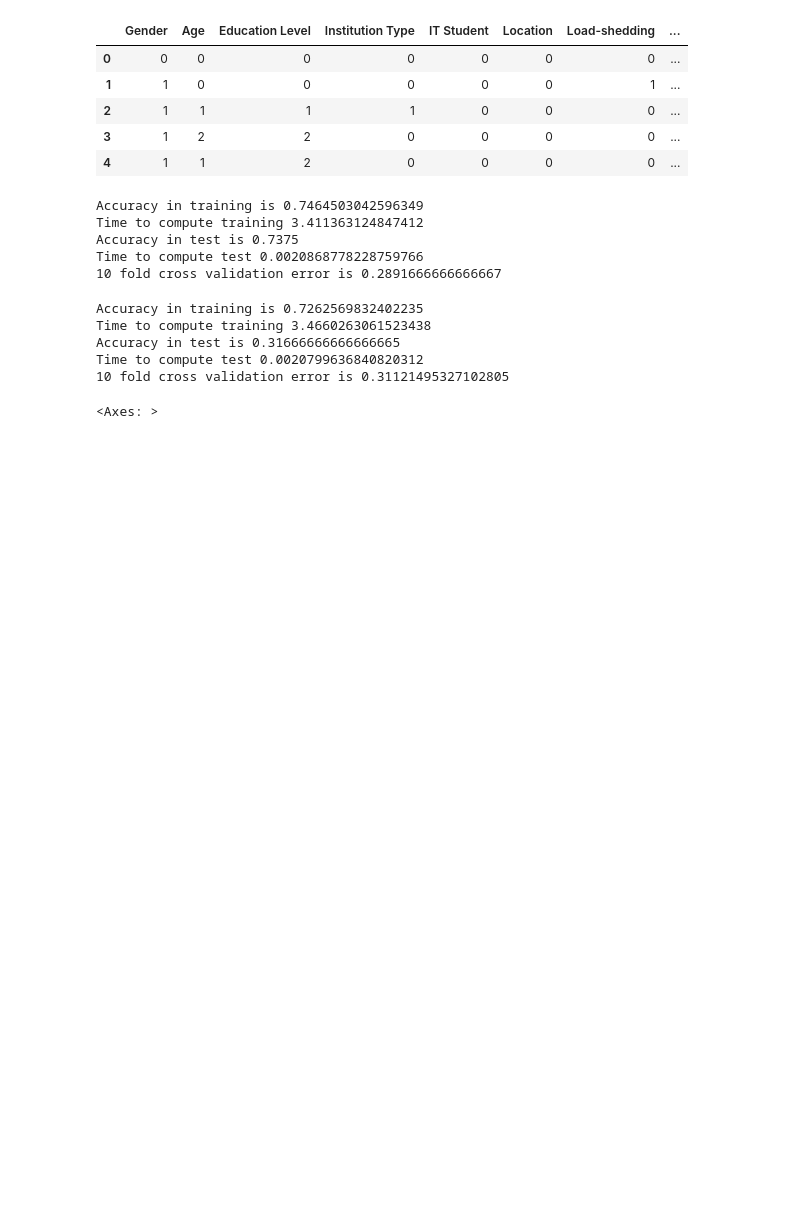
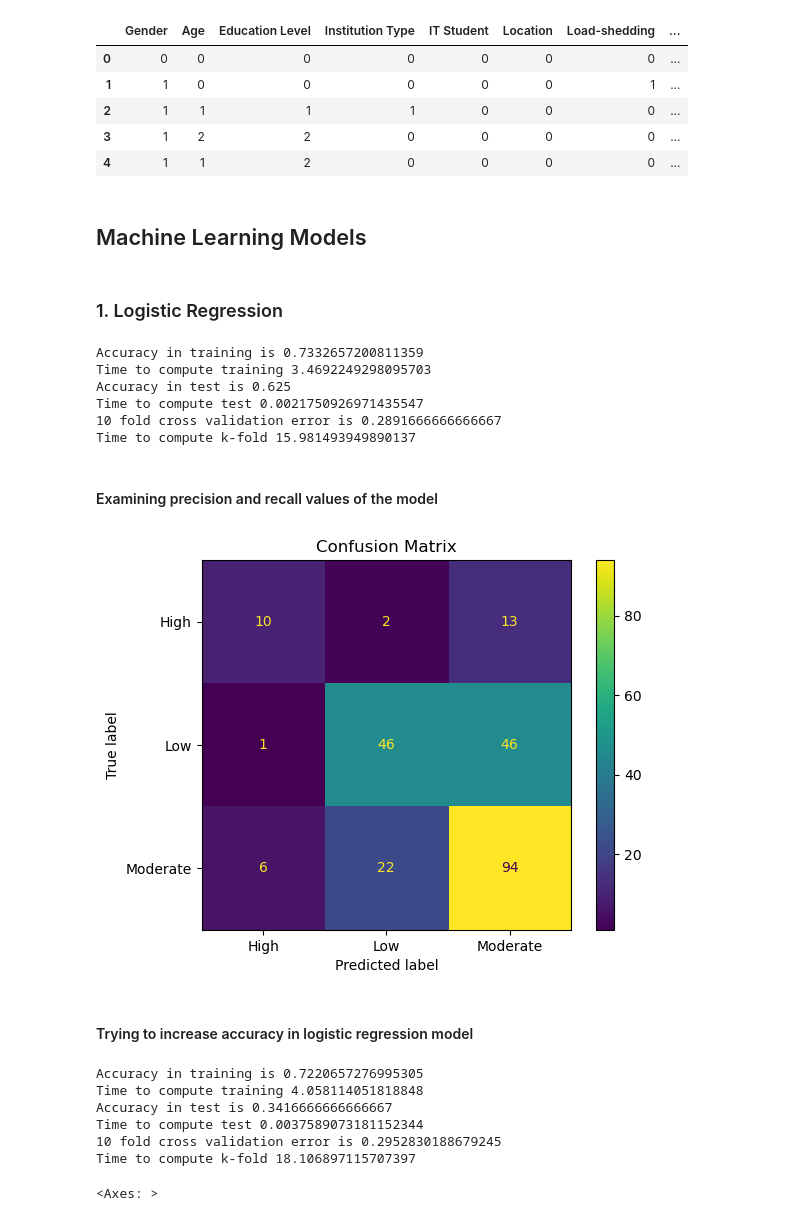
Before and after one commit to besteguney/EEE485, a Jupyter notebook: main3.py.ipynb, the cells around one changed output. Cells and saved outputs as stored; diff of their text form; code cells hidden in the pictures; blank space fills up the shorter version.

```diff
--- a/main3.py.ipynb
+++ b/main3.py.ipynb
@@ -214,31 +213,66 @@ def test_train_accuracy(logistic_regression, xtrain, ytrain, xtest, ytest):
     end = time.time()
     print(f'Time to compute test {end - start}')
     return train_accuracy, test_accuracy
+# %% [markdown]
+## Machine Learning Models
+# %% [markdown]
+### 1. Logistic Regression
 # %%
-# Logistic Regression
 train_accuracy = pd.DataFrame(columns=['LR', 'LR_Smote', 'LR_Inter', 'LR_L2', 'LR_L2_Inter'])
 test_accuracy = pd.DataFrame(columns=['LR', 'LR_Smote', 'LR_Inter', 'LR_L2', 'LR_L2_Inter'])
 
 logistic_regression = LogisticRegression(0.03, 10000)
 train_accuracy.loc[0,'LR'], test_accuracy.loc[0,'LR'] = test_train_accuracy(logistic_regression, xtrain_one_hot, ytrain_one_hot, xtest_one_hot, ytest_one_hot)
 weight = np.zeros((xtrain_one_hot.shape[1], 1))
+start = time.time()
 print(f'10 fold cross validation error is {logistic_regression.k_fold_cross(one_hot_df, weight, 10)}')
+end = time.time()
+print(f'Time to compute k-fold {end - start}')
 # %% [output]
-Accuracy in training is 0.7464503042596349
-Time to compute training 3.411363124847412
-Accuracy in test is 0.7375
-Time to compute test 0.0020868778228759766
+Accuracy in training is 0.7332657200811359
+Time to compute training 3.4692249298095703
+Accuracy in test is 0.625
+Time to compute test 0.0021750926971435547
 10 fold cross validation error is 0.2891666666666667
+Time to compute k-fold 15.981493949890137
+# %% [markdown]
+#### Examining precision and recall values of the model
+# %%
+# columns - High, Low, Moderate
+from sklearn.metrics import ConfusionMatrixDisplay
+
+weight = np.zeros((xtrain_one_hot.shape[1],1))
+weight_high = logistic_regression.fit(xtrain_one_hot, ytrain_one_hot[:, -3:-2], weight)
+predict_high = logistic_regression.predict(xtest_one_hot, weight_high)
+
+weight_low = logistic_regression.fit(xtrain_one_hot, ytrain_one_hot[:, -2:-1], weight)
+predict_low = logistic_regression.predict(xtest_one_hot, weight_low)
+
+weight_moderate = logistic_regression.fit(xtrain_one_hot, ytrain_one_hot[:, -1:], weight)
+predict_moderate = logistic_regression.predict(xtest_one_hot, weight_moderate)
+
+y_predict = logistic_regression.classify(predict_high, predict_low, predict_moderate)
+
+disp = ConfusionMatrixDisplay(precision_recall(y_predict, ytest).values.T, display_labels=["High","Low","Moderate"])
+disp.plot()
+plt.title("Confusion Matrix")
+plt.show()
+# %% [output]
+[figure, added]
+# %% [markdown]
+#### Trying to increase accuracy in logistic regression model
 # %%
-## Trying to increase accuracy in training and test
-
-#1. First applying smote
+# 1. First applying smote
 train_accuracy.loc[0,'LR_Smote'], test_accuracy.loc[0,'LR_Smote'] = test_train_accuracy(logistic_regression, xtrain_one_hot_smote, ytrain_one_hot_smote, xtest_one_hot, ytest_one_hot)
+start = time.time()
 print(f'10 fold cross validation error is {logistic_regression.k_fold_cross(smoted_df_one_hot, weight, 10)}')
+end = time.time()
+print(f'Time to compute k-fold {end - start}')
 # %% [output]
-Accuracy in training is 0.7262569832402235
-Time to compute training 3.4660263061523438
-Accuracy in test is 0.31666666666666665
-Time to compute test 0.0020799636840820312
-10 fold cross validation error is 0.31121495327102805
+Accuracy in training is 0.7220657276995305
+Time to compute training 4.058114051818848
+Accuracy in test is 0.3416666666666667
+Time to compute test 0.0037589073181152344
+10 fold cross validation error is 0.2952830188679245
+Time to compute k-fold 18.106897115707397
 # %%
```
Also changed, not shown: parts of 41 cells of this notebook, 4 other files.
